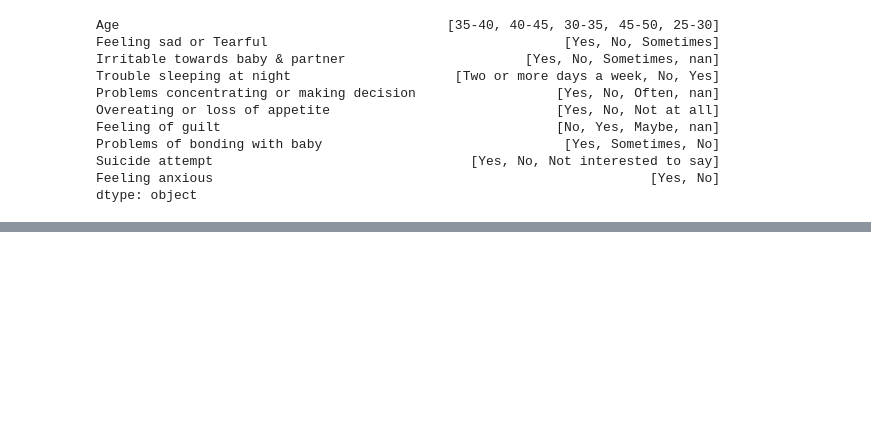
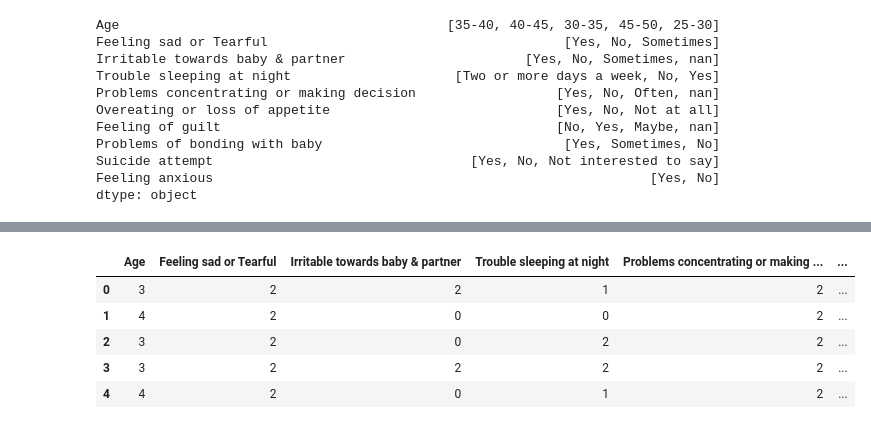
Before and after one commit to sherrywilly/CE880_Case_Study, a Jupyter notebook: case_study.ipynb, the cells around one changed output, grey strips where cells are left out. Cells and saved outputs as stored; diff of their text form; code cells hidden in the pictures; blank space fills up the shorter version.

```diff
--- a/case_study.ipynb
+++ b/case_study.ipynb
@@ -263,0 +280,13 @@ cleaned_df["Age"] = cleaned_df["Age"].map({"25-30":1,"30-35":2,"35-40":3, "40-45
+# %%
+# custom encoding used for Feeling Anxious
+cleaned_df['Feeling anxious'] = cleaned_df['Feeling anxious'].map({
+    'Yes':1,'No':0
+})
+cleaned_df.head()
+# %% [output]
+|  | Age | Feeling sad or Tearful | Irritable towards baby & partner | Trouble sleeping at night | Problems concentrating or making ... | ... |
+| 0 | 3 | 2 | 2 | 1 | 2 | ... |
+| 1 | 4 | 2 | 0 | 0 | 2 | ... |
+| 2 | 3 | 2 | 0 | 2 | 2 | ... |
+| 3 | 3 | 2 | 2 | 2 | 2 | ... |
+| 4 | 4 | 2 | 0 | 1 | 2 | ... |
```
Also changed, not shown: parts of 5 cells of this notebook.
